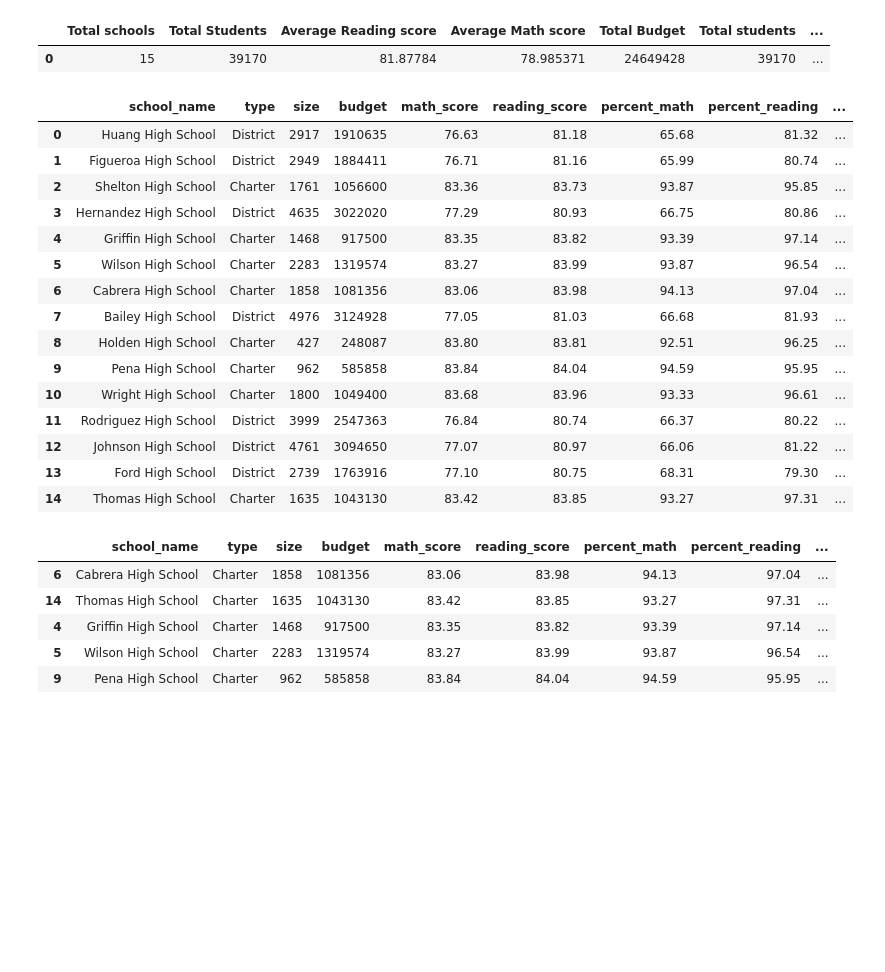
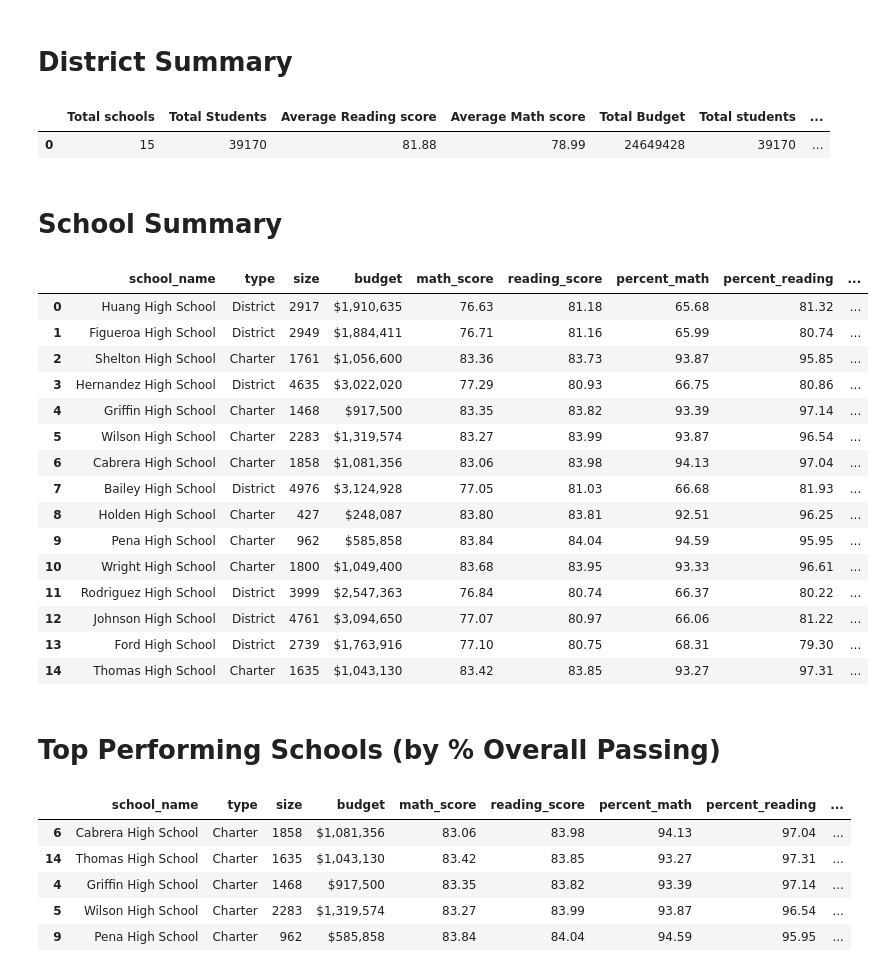
Before and after one commit to BanuNathan/pandas-Challenge, a Jupyter notebook: PyCitySchools/PyCitySchools.ipynb, the cells around one changed output. Drawn from its saved outputs; the diff is of its cells as text; code cells hidden in the pictures; blank space fills up the shorter version.

```diff
--- a/PyCitySchools/PyCitySchools.ipynb
+++ b/PyCitySchools/PyCitySchools.ipynb
@@ -14,6 +15,13 @@ student_data= pd.read_csv(student_data_to_load)
 school_data_complete_raw = pd.merge(student_data, school_data, how="left", on=["school_name", "school_name"])
 school_data_complete = school_data_complete_raw.rename({'Student ID': 'student_id', 'School ID': 'school_id'}, axis=1)
+# %%
+#Display two decimal positions for float values
+pd.set_option('display.precision',2)
+# %% [markdown]
+<h1><strong> District Summary <strong></h1>
 # %%
+# Calculate the values to construct the district summary
+
 total_schools   =school_data["school_name"].count()
 total_students  =school_data_complete["student_id"].max()+1
 math_average    =school_data_complete["math_score"].mean()
@@ -37,5 +45,7 @@ district_summary_df= pd.DataFrame({"Total schools":total_schools,
 district_summary_df.head()
 # %% [output]
 |  | Total schools | Total Students | Average Reading score | Average Math score | Total Budget | Total students | ... |
-| 0 | 15 | 39170 | 81.87784 | 78.985371 | 24649428 | 39170 | ... |
+| 0 | 15 | 39170 | 81.88 | 78.99 | 24649428 | 39170 | ... |
+# %% [markdown]
+<h1><strong> School Summary <strong></h1>
 # %%
@@ -44,67 +55,73 @@ school_score_df= grouped_school_df[["math_score","reading_score"]].mean()
 school_summary_df= pd.merge(school_data, school_score_df, how="left", on=["school_name", "school_name"])
 school_summary_df["budget_per_student"]=(school_summary_df["budget"]/school_summary_df["size"])
 # %%
+# find math passed
 math_passed = school_data_complete.loc[school_data_complete.math_score >= 70]
 math_passed_df=pd.DataFrame(math_passed)
 math_grp_df = math_passed_df.groupby(['school_name'])
 total_math=math_grp_df["student_name"].count()
 total_math_df=pd.DataFrame({"total_math_passed":total_math})
 
+# find reading passed
 read_passed = school_data_complete.loc[school_data_complete.reading_score >= 70]
 read_passed_df=pd.DataFrame(read_passed)
 read_grp_df = read_passed_df.groupby(['school_name'])
 total_read=read_grp_df["student_name"].count()
 total_read_df=pd.DataFrame({"total_read_passed":total_read})
 
+#Find over all passed
 math_read_passed = school_data_complete.loc[(school_data_complete.math_score >= 70) & (school_data_complete.reading_score >= 70)]
 math_read_passed_df=pd.DataFrame(math_read_passed)
 math_read_grp_df = math_read_passed_df.groupby(['school_name'])
 total_math_read=math_read_grp_df["student_name"].count()
 total_math_read_df=pd.DataFrame({"total_math_read_passed":total_math_read})
 
-
+#merge Data frames
 first_merge_df= pd.merge(school_summary_df, total_math_df, how="left", on=["school_name", "school_name"])
 second_merge_df= pd.merge(first_merge_df, total_read_df, how="left", on=["school_name", "school_name"])
 third_merge_df =pd.merge(second_merge_df, total_math_read_df, how="left", on=["school_name", "school_name"])
 
+#Find Percentage passed in math, reading and overall
 third_merge_df["percent_math"]=(third_merge_df["total_math_passed"]/third_merge_df["size"])*100
 third_merge_df["percent_reading"]=(third_merge_df["total_read_passed"]/third_merge_df["size"])*100
-third_merge_df["percent_both"]=(third_merge_df["total_math_read_passed"]/third_merge_df["size"])*100
-third_merge_df['math_score']=third_merge_df['math_score'].round(decimals=2)
-third_merge_df['reading_score']=third_merge_df['reading_score'].round(decimals=2)
-third_merge_df['budget']=third_merge_df['budget'].round()
-third_merge_df['percent_math']=third_merge_df['percent_math'].round(decimals=2)
-third_merge_df['percent_reading']=third_merge_df['percent_reading'].round(decimals=2)
-third_merge_df['percent_both']=third_merge_df['percent_both'].round(decimals=2)
-third_merge_df
-final_school_summary=third_merge_df[["school_name","type","size","budget","math_score","reading_score","percent_math","percent_reading","percent_both"]]
+third_merge_df["over_all_passed_percent"]=(third_merge_df["total_math_read_passed"]/third_merge_df["size"])*100
+
+final_school_summary=third_merge_df[["school_name","type","size","budget","math_score","reading_score","percent_math","percent_reading","over_all_passed_percent"]]
+final_school_budget_summary=third_merge_df[["school_name","type","size","budget","math_score","reading_score","percent_math","percent_reading","over_all_passed_percent"]]
 final_school_summary
+
+format_dict={'budget':'${:.2f}' }
+final_school_summary.style.format(format_dict)
+final_school_summary["budget"]=final_school_summary["budget"].map("${:,}".format)
+final_school_summary
 # %% [output]
 |  | school_name | type | size | budget | math_score | reading_score | percent_math | percent_reading | ... |
-| 0 | Huang High School | District | 2917 | 1910635 | 76.63 | 81.18 | 65.68 | 81.32 | ... |
-| 1 | Figueroa High School | District | 2949 | 1884411 | 76.71 | 81.16 | 65.99 | 80.74 | ... |
-| 2 | Shelton High School | Charter | 1761 | 1056600 | 83.36 | 83.73 | 93.87 | 95.85 | ... |
-| 3 | Hernandez High School | District | 4635 | 3022020 | 77.29 | 80.93 | 66.75 | 80.86 | ... |
-| 4 | Griffin High School | Charter | 1468 | 917500 | 83.35 | 83.82 | 93.39 | 97.14 | ... |
-| 5 | Wilson High School | Charter | 2283 | 1319574 | 83.27 | 83.99 | 93.87 | 96.54 | ... |
-| 6 | Cabrera High School | Charter | 1858 | 1081356 | 83.06 | 83.98 | 94.13 | 97.04 | ... |
-| 7 | Bailey High School | District | 4976 | 3124928 | 77.05 | 81.03 | 66.68 | 81.93 | ... |
-| 8 | Holden High School | Charter | 427 | 248087 | 83.80 | 83.81 | 92.51 | 96.25 | ... |
-| 9 | Pena High School | Charter | 962 | 585858 | 83.84 | 84.04 | 94.59 | 95.95 | ... |
-| 10 | Wright High School | Charter | 1800 | 1049400 | 83.68 | 83.96 | 93.33 | 96.61 | ... |
-| 11 | Rodriguez High School | District | 3999 | 2547363 | 76.84 | 80.74 | 66.37 | 80.22 | ... |
-| 12 | Johnson High School | District | 4761 | 3094650 | 77.07 | 80.97 | 66.06 | 81.22 | ... |
-| 13 | Ford High School | District | 2739 | 1763916 | 77.10 | 80.75 | 68.31 | 79.30 | ... |
-| 14 | Thomas High School | Charter | 1635 | 1043130 | 83.42 | 83.85 | 93.27 | 97.31 | ... |
+| 0 | Huang High School | District | 2917 | $1,910,635 | 76.63 | 81.18 | 65.68 | 81.32 | ... |
+| 1 | Figueroa High School | District | 2949 | $1,884,411 | 76.71 | 81.16 | 65.99 | 80.74 | ... |
+| 2 | Shelton High School | Charter | 1761 | $1,056,600 | 83.36 | 83.73 | 93.87 | 95.85 | ... |
+| 3 | Hernandez High School | District | 4635 | $3,022,020 | 77.29 | 80.93 | 66.75 | 80.86 | ... |
+| 4 | Griffin High School | Charter | 1468 | $917,500 | 83.35 | 83.82 | 93.39 | 97.14 | ... |
+| 5 | Wilson High School | Charter | 2283 | $1,319,574 | 83.27 | 83.99 | 93.87 | 96.54 | ... |
+| 6 | Cabrera High School | Charter | 1858 | $1,081,356 | 83.06 | 83.98 | 94.13 | 97.04 | ... |
+| 7 | Bailey High School | District | 4976 | $3,124,928 | 77.05 | 81.03 | 66.68 | 81.93 | ... |
+| 8 | Holden High School | Charter | 427 | $248,087 | 83.80 | 83.81 | 92.51 | 96.25 | ... |
+| 9 | Pena High School | Charter | 962 | $585,858 | 83.84 | 84.04 | 94.59 | 95.95 | ... |
+| 10 | Wright High School | Charter | 1800 | $1,049,400 | 83.68 | 83.95 | 93.33 | 96.61 | ... |
+| 11 | Rodriguez High School | District | 3999 | $2,547,363 | 76.84 | 80.74 | 66.37 | 80.22 | ... |
+| 12 | Johnson High School | District | 4761 | $3,094,650 | 77.07 | 80.97 | 66.06 | 81.22 | ... |
+| 13 | Ford High School | District | 2739 | $1,763,916 | 77.10 | 80.75 | 68.31 | 79.30 | ... |
+| 14 | Thomas High School | Charter | 1635 | $1,043,130 | 83.42 | 83.85 | 93.27 | 97.31 | ... |
+# %% [markdown]
+<h1><strong> Top Performing Schools (by % Overall Passing<strong)</h1>)
 # %%
 #Top Performing Schools (By % Overall Passing)
 #Sort and display the top five performing schools by % overall passing.
 
-final_school_summary.sort_values("percent_both",ascending=False).head()
+final_school_summary.sort_values("over_all_passed_percent",ascending=False).head()
 # %% [output]
 |  | school_name | type | size | budget | math_score | reading_score | percent_math | percent_reading | ... |
-| 6 | Cabrera High School | Charter | 1858 | 1081356 | 83.06 | 83.98 | 94.13 | 97.04 | ... |
-| 14 | Thomas High School | Charter | 1635 | 1043130 | 83.42 | 83.85 | 93.27 | 97.31 | ... |
-| 4 | Griffin High School | Charter | 1468 | 917500 | 83.35 | 83.82 | 93.39 | 97.14 | ... |
-| 5 | Wilson High School | Charter | 2283 | 1319574 | 83.27 | 83.99 | 93.87 | 96.54 | ... |
-| 9 | Pena High School | Charter | 962 | 585858 | 83.84 | 84.04 | 94.59 | 95.95 | ... |
+| 6 | Cabrera High School | Charter | 1858 | $1,081,356 | 83.06 | 83.98 | 94.13 | 97.04 | ... |
+| 14 | Thomas High School | Charter | 1635 | $1,043,130 | 83.42 | 83.85 | 93.27 | 97.31 | ... |
+| 4 | Griffin High School | Charter | 1468 | $917,500 | 83.35 | 83.82 | 93.39 | 97.14 | ... |
+| 5 | Wilson High School | Charter | 2283 | $1,319,574 | 83.27 | 83.99 | 93.87 | 96.54 | ... |
+| 9 | Pena High School | Charter | 962 | $585,858 | 83.84 | 84.04 | 94.59 | 95.95 | ... |
```
Also changed, not shown: parts of 16 cells of this notebook, 7 other files.
